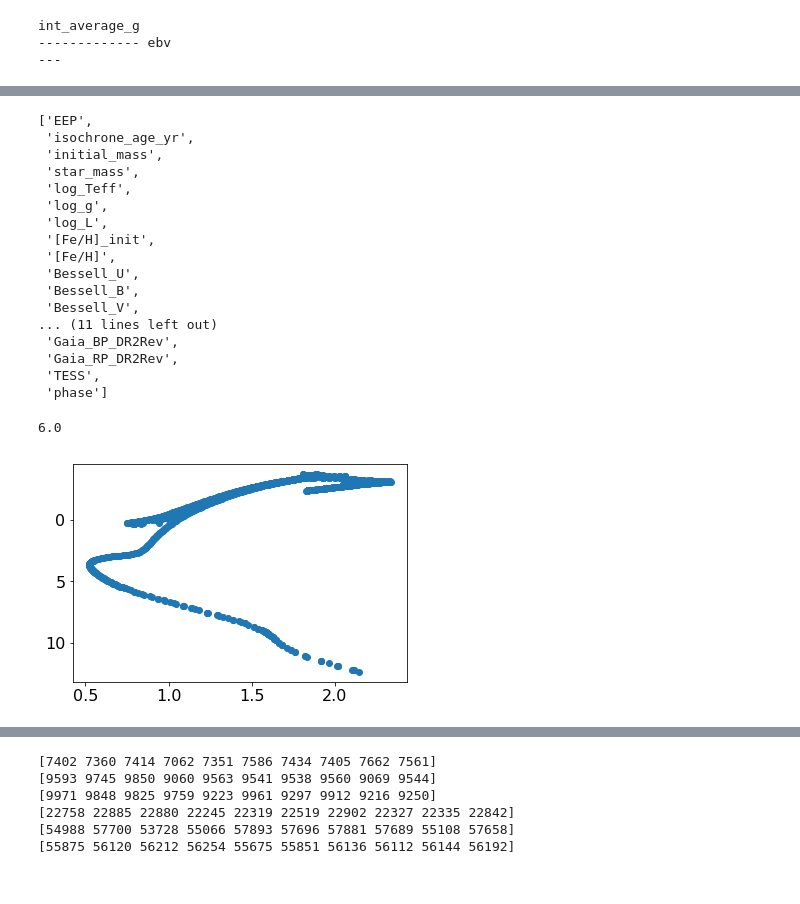
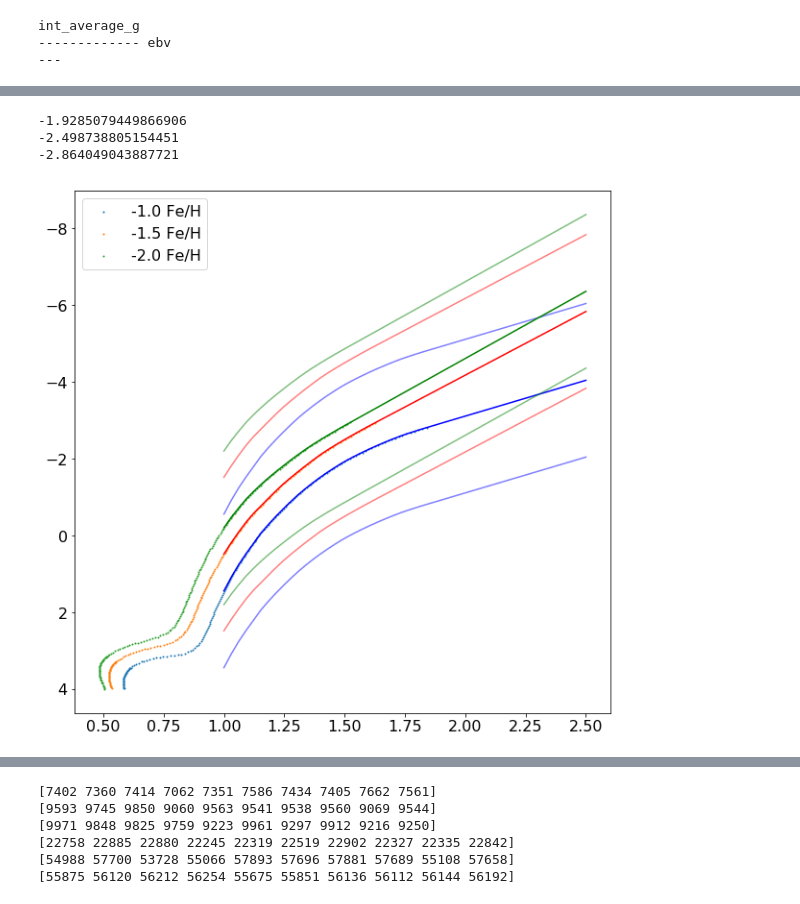
Before and after one commit to andersdot/gaiaDR2, a Jupyter notebook: rrTrees.ipynb, the cells around one changed output, grey strips where cells are left out. Cells and saved outputs as stored; diff of their text form; code cells hidden in the pictures.

```diff
--- a/rrTrees.ipynb
+++ b/rrTrees.ipynb
@@ -287,38 +330,32 @@ def queryDatabase(query, columns, post_query, cache_file='db.pickle', queryPro=N
         with open(cache_file, "rb") as f:
             res = pickle.load(f)
     return res
-# %%
-dataCMD = Table.read('/Users/landerson/Downloads/MIST_iso_5b18346c0ece6.iso.cmd', format='ascii.commented_header', header_start=12)
-# %%
-dataCMD.keys()
-# %% [output]
-['EEP',
- 'isochrone_age_yr',
- 'initial_mass',
- 'star_mass',
- 'log_Teff',
- 'log_g',
- 'log_L',
- '[Fe/H]_init',
- '[Fe/H]',
- 'Bessell_U',
- 'Bessell_B',
- 'Bessell_V',
-... (11 lines left out)
- 'Gaia_BP_DR2Rev',
- 'Gaia_RP_DR2Rev',
- 'TESS',
- 'phase']
-# %%
-dataCMD['phase'].max()
-# %% [output]
-6.0
-# %%
-good = (dataCMD['phase'] <6) & (dataCMD['phase'] > -1)
-plt.scatter(dataCMD['Gaia_BP_DR2Rev'][good] - dataCMD['Gaia_RP_DR2Rev'][good], dataCMD['Gaia_G_DR2Rev'][good])
-plt.gca().invert_yaxis()
-# %% [output]
-[figure, removed]
+# %%
+from scipy.interpolate import interp1d
+dataCMD_15 = Table.read('MIST_iso_5b18346c0ece6.iso.cmd', format='ascii.commented_header', header_start=12)
+dataCMD_10 = Table.read('MIST_iso_5b19718e29c20.iso.cmd', format='ascii.commented_header', header_start=12)
+dataCMD_05 = Table.read('MIST_iso_5b19717ee7821.iso.cmd', format='ascii.commented_header', header_start=12)
+dataCMD_20 = Table.read('MIST_iso_5b1aa1d56d073.iso.cmd', format='ascii.commented_header', header_start=12)
+# %%
+plt.figure(figsize=(10,10))
+colors = ['blue', 'red', 'green', 'black']
+for dataCMD, l, c in zip([dataCMD_10, dataCMD_15, dataCMD_20], ['-1.0', '-1.5', '-2.0'], colors):
+    good = (dataCMD['phase'] < 3) & (dataCMD['phase'] > -1) & (dataCMD['Gaia_G_DR2Rev'] < 4)
+    plt.scatter(dataCMD['Gaia_BP_DR2Rev'][good] - dataCMD['Gaia_RP_DR2Rev'][good], dataCMD['Gaia_G_DR2Rev'][good], s=1, label='{0} Fe/H'.format(l))
+
+    f = interp1d(dataCMD['Gaia_BP_DR2Rev'][good] - dataCMD['Gaia_RP_DR2Rev'][good], dataCMD['Gaia_G_DR2Rev'][good], fill_value='extrapolate')
+    xx = np.linspace(1, 2.5)
+    plt.plot(xx, f(xx), color=c)
+    plt.plot(xx, f(xx)+2, alpha=0.5, color=c)
+    plt.plot(xx, f(xx)-2, alpha=0.5, color=c)
+    print(f(1.5))
+plt.legend()
+plt.gca().invert_yaxis()
+# %% [output]
+-1.9285079449866906
+-2.498738805154451
+-2.864049043887721
+[figure, added]
 # %%
 clumpSky = coord.SkyCoord(ra=clumpTable['ra']*u.deg, dec=clumpTable['dec']*u.deg, distance=clumpTable['distance']*u.kpc)
 # %%
```
Also changed, not shown: parts of 20 cells of this notebook, 7 other files.
